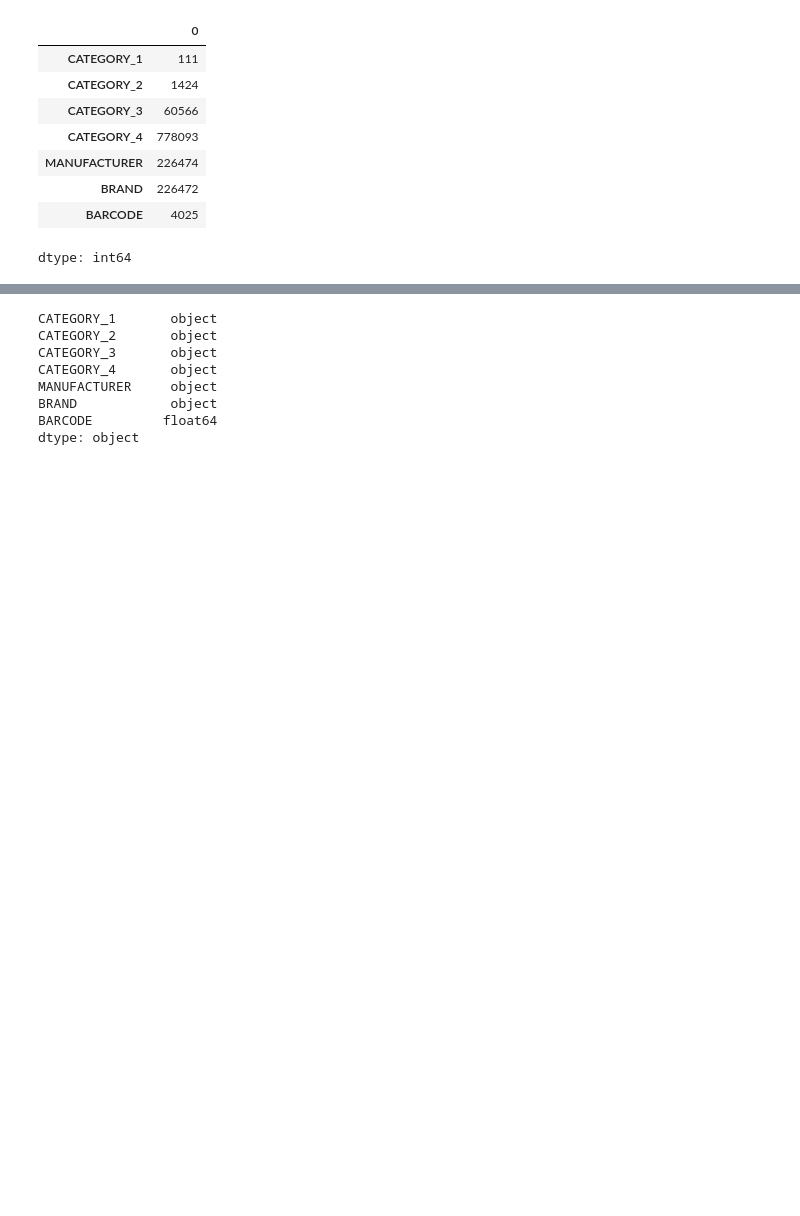
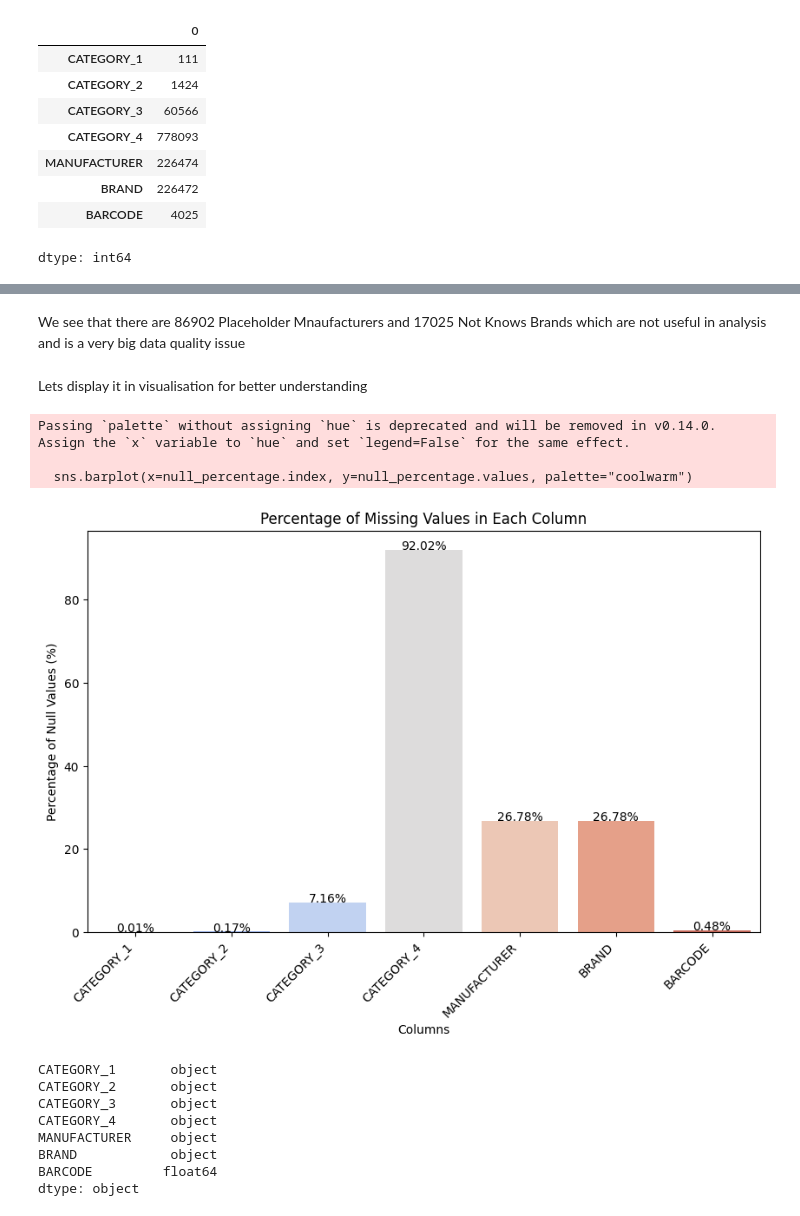
Before and after one commit to Likhita2607/DataAnalyst-Fetch, a Jupyter notebook: Fetch_EDA.ipynb, the cells around one changed output, grey strips where cells are left out. Drawn from its saved outputs; the diff is of its cells as text; code cells hidden in the pictures; blank space fills up the shorter version.

```diff
--- a/Fetch_EDA.ipynb
+++ b/Fetch_EDA.ipynb
@@ -486,3 +627,38 @@ dtype: int64
+# %% [markdown]
+We see that there are 86902 Placeholder Mnaufacturers and 17025 Not Knows Brands which are not useful in analysis and is a very big data quality issue
+# %% [markdown]
+Lets display it in visualisation for better understanding
+# %%
+#importing libraries for visualisation
+import matplotlib.pyplot as plt
+import seaborn as sns
+
+# Calculate the percentage of null values in each column
+null_percentage = (products.isnull().sum() / len(products)) * 100
+
+# Set the figure size
+plt.figure(figsize=(10, 6))
+
+# Create a bar plot
+sns.barplot(x=null_percentage.index, y=null_percentage.values, palette="coolwarm")
+
+# Add labels and title
+plt.xticks(rotation=45, ha='right')  # Rotate x-axis labels for better readability
+plt.ylabel("Percentage of Null Values (%)")
+plt.xlabel("Columns")
+plt.title("Percentage of Missing Values in Each Column")
+
+# Show the values on top of bars
+for index, value in enumerate(null_percentage):
+    plt.text(index, value, f"{value:.2f}%", ha='center', fontsize=10)
+
+# Display the plot
+plt.show()
+# %% [output]
+Passing `palette` without assigning `hue` is deprecated and will be removed in v0.14.0. Assign the `x` variable to `hue` and set `legend=False` for the same effect.
+
+  sns.barplot(x=null_percentage.index, y=null_percentage.values, palette="coolwarm")
+[figure, added]
 # %%
 #Check Datatypes of columns in the products dataframe
 print(products.dtypes)
```
Also changed, not shown: parts of 7 cells of this notebook.
